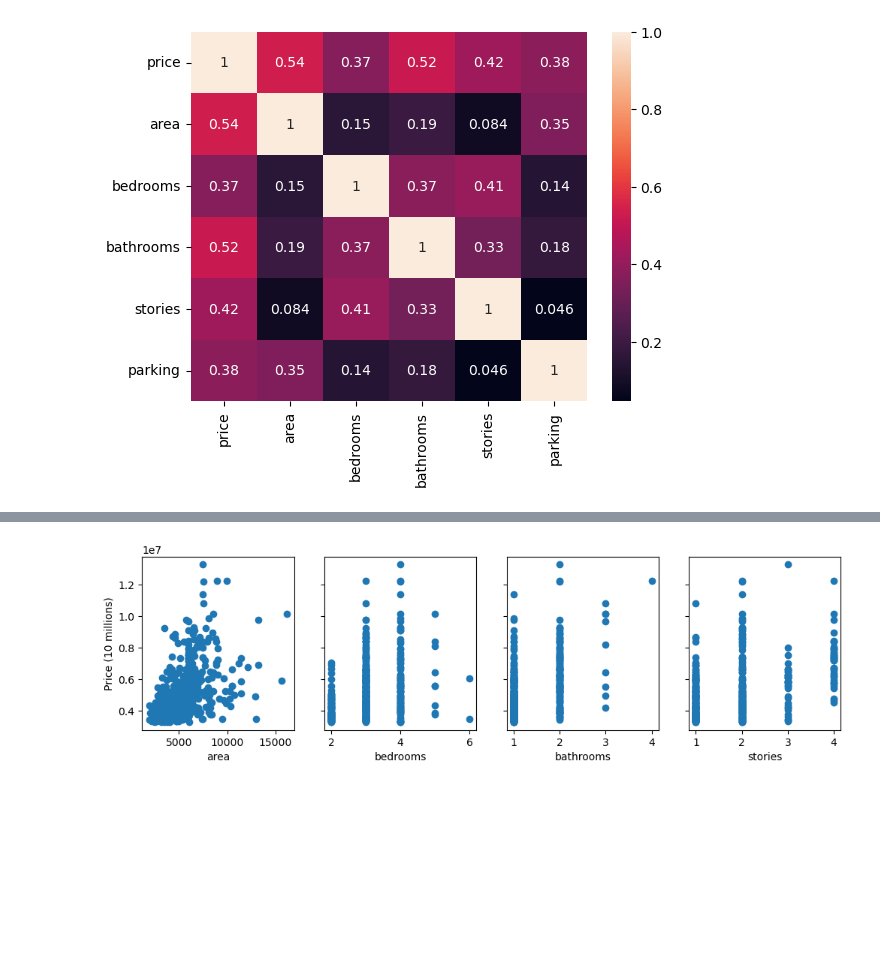
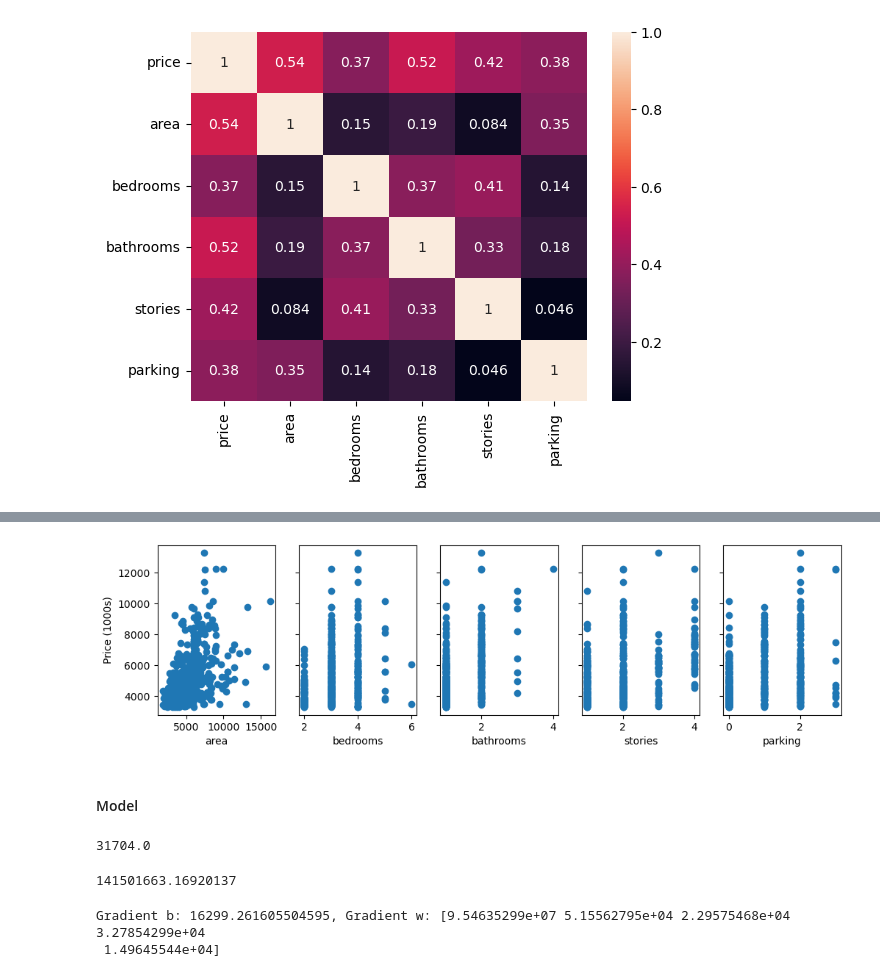
Before and after one commit to OriElbaz/housing-price-predictor, a Jupyter notebook: notebooks/01_implementation.ipynb, the cells around one changed output, grey strips where cells are left out. Saved outputs shown, nothing was run; the diff lists cells and outputs as text; code cells hidden in the pictures; blank space fills up the shorter version.

Commit message:
feat: Start creating model

```diff
--- a/notebooks/01_implementation.ipynb
+++ b/notebooks/01_implementation.ipynb
@@ -52,9 +24,12 @@ df.columns
 # %% [output]
 Index(['price', 'area', 'bedrooms', 'bathrooms', 'stories', 'parking'], dtype='object')
 # %%
+def divide_by_1000(num):
+    return num / 1000
+
 x_values = df[['area', 'bedrooms', 'bathrooms', 'stories', 'parking']]
 x_values = x_values.to_numpy()
-y_values = df['price']
+y_values = df['price'].apply(divide_by_1000)
 y_values = y_values.to_numpy()
 # %%
 training_percentage = 0.80
@@ -98,13 +90,15 @@ plt.show()
 # %%
 X_features = ['area', 'bedrooms', 'bathrooms', 'stories', 'parking']
 
-fig, ax = plt.subplots(1, 4, figsize=(12,3), sharey=True)
+fig, ax = plt.subplots(1, 5, figsize=(12,3), sharey=True)
 
 for i in range(len(ax)):
     ax[i].scatter(X_train[:,i], y_train)
     ax[i].set_xlabel(X_features[i])
 
-ax[0].set_ylabel("Price (10 millions)")
+ax[0].set_ylabel("Price (1000s)")
 plt.show()
 # %% [output]
-[figure, old version]
+[figure, new version]
+# %% [markdown]
+#### Model
@@ -110,0 +108,44 @@ plt.show()
+# %%
+def predict(x, y, w, b):
+    return np.dot(w, x) + b
+
+print( predict(X_train[0], y_train, w_init, b_init) )
+# %% [output]
+31704.0
+# %%
+# cost function
+def compute_cost(X, y, w, b):
+    m = X.shape[0]
+    cost = 0.0
+
+    for i in range(m):
+        f_wb_i = np.dot(X[i], w) + b
+        cost += (f_wb_i - y[i]) ** 2
+    cost = cost / (2*m)
+    return cost
+
+# cost at prechosen optimal parameters
+print( compute_cost(X_train, y_train, w_init, b_init) )
+# %% [output]
+141501663.16920137
+# %%
+def compute_gradient(X, y, w, b):
+    m, n = X.shape
+    dj_dw = np.zeros((n,))
+    dj_db = 0.
+
+    for i in range(m):
+        err = ((np.dot(X[i],w) + b) - y[i])
+        for j in range(n):
+            dj_dw[j] = dj_dw[j] + err * X[i, j]
+        dj_db = dj_db + err
+    dj_dw = dj_dw / m
+    dj_db = dj_db / m
+
+    return dj_db, dj_dw
+
+tmp_dj_db, tmp_dj_dw = compute_gradient(X_train, y_train, w_init, b_init)
+print(f"Gradient b: {tmp_dj_db}, Gradient w: {tmp_dj_dw}")
+# %% [output]
+Gradient b: 16299.261605504595, Gradient w: [9.54635299e+07 5.15562795e+04 2.29575468e+04 3.27854299e+04
+ 1.49645544e+04]
```
Also changed, not shown: parts of 9 cells of this notebook.
